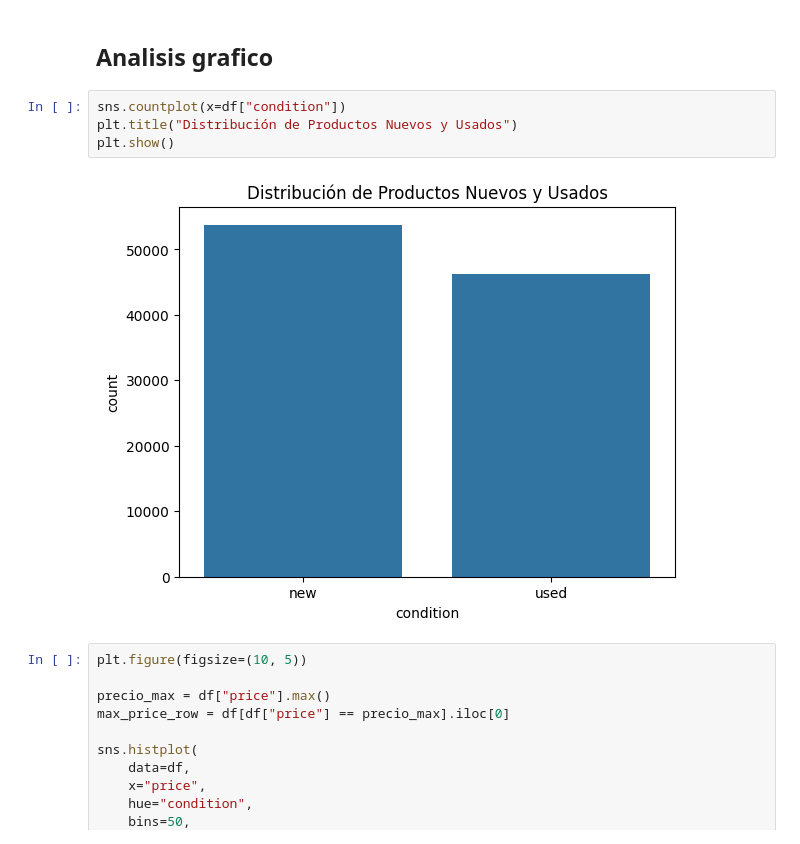
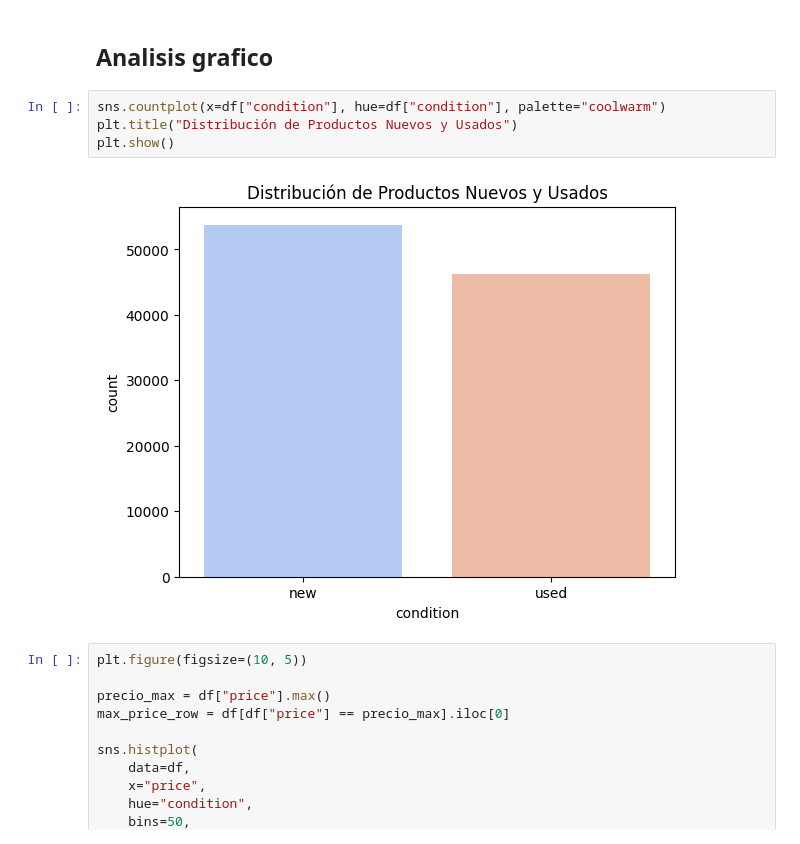
Before and after one commit to garayco/etl_exercices, a Jupyter notebook: actividad_2/transformations.ipynb, the cells around one changed output. Drawn from its saved outputs; the diff is of its cells as text.

Commit message:
graphic palette update

```diff
--- a/actividad_2/transformations.ipynb
+++ b/actividad_2/transformations.ipynb
@@ -58,11 +58,11 @@ dtype: int64
 # %% [markdown]
 ## Analisis grafico
 # %%
-sns.countplot(x=df["condition"])
+sns.countplot(x=df["condition"], hue=df["condition"], palette="coolwarm")
 plt.title("Distribución de Productos Nuevos y Usados")
 plt.show()
 # %% [output]
-[figure, old version]
+[figure, new version]
 # %%
 plt.figure(figsize=(10, 5))
 
```
Also changed, not shown: parts of 5 cells of this notebook, 1 other file.
